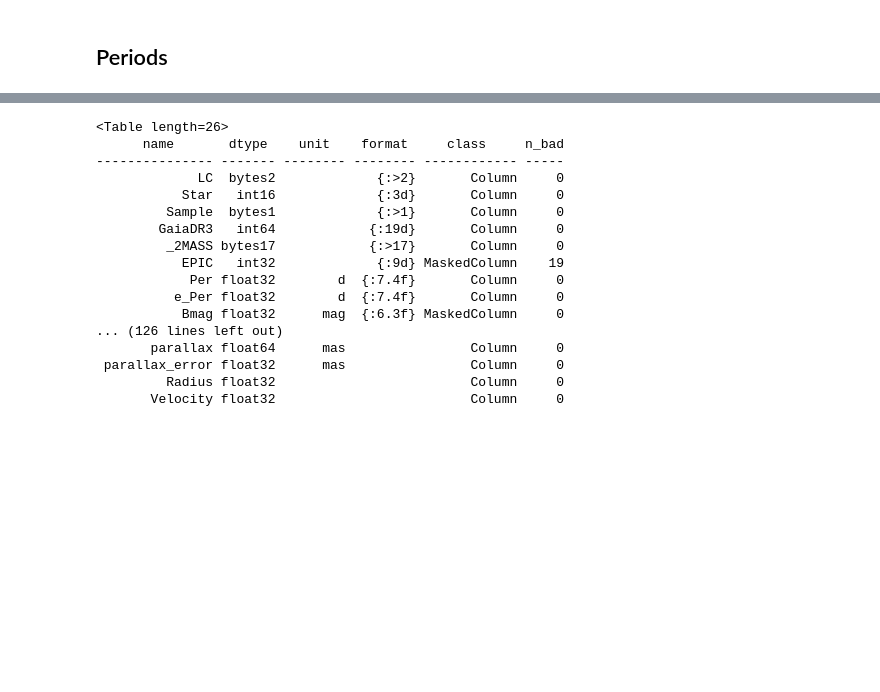
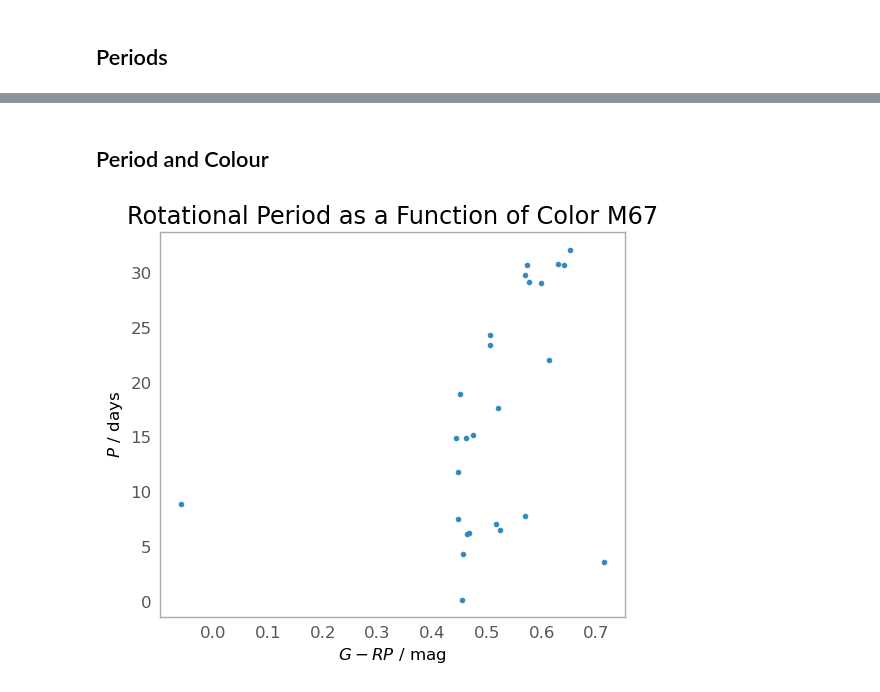
Before and after one commit to Rhianna2/Rhianna_ASTR3005, a Jupyter notebook: project_work.ipynb, the cells around one changed output, grey strips where cells are left out. Cells and saved outputs as stored; diff of their text form; code cells hidden in the pictures; blank space fills up the shorter version.

```diff
--- a/project_work.ipynb
+++ b/project_work.ipynb
@@ -67,20 +68,15 @@ plt.show()
-# %%
-Gaudin_GALAH_M67.info()
-# %% [output]
-<Table length=26>
-      name       dtype    unit    format     class     n_bad
---------------- ------- -------- -------- ------------ -----
-             LC  bytes2             {:>2}       Column     0
-           Star   int16             {:3d}       Column     0
-         Sample  bytes1             {:>1}       Column     0
-        GaiaDR3   int64            {:19d}       Column     0
-         _2MASS bytes17            {:>17}       Column     0
-           EPIC   int32             {:9d} MaskedColumn    19
-            Per float32        d  {:7.4f}       Column     0
-          e_Per float32        d  {:7.4f}       Column     0
-           Bmag float32      mag  {:6.3f} MaskedColumn     0
-... (126 lines left out)
-       parallax float64      mas                Column     0
- parallax_error float32      mas                Column     0
-         Radius float32                         Column     0
-       Velocity float32                         Column     0
+# %% [markdown]
+## Period and Colour
+# %%
+plt.figure(figsize = [6,5])
+plt.scatter(Gaudin_GALAH_M67['G-RP'], Gaudin_GALAH_M67['Per'], marker='.')
+plt.xlabel(r'$G-RP ~/~ \mathrm{mag}$')
+plt.ylabel(r'$P~/~\mathrm{days}$')
+plt.title('Rotational Period as a Function of Color M67')
+
+plt.tight_layout
+plt.grid(False)
+plt.savefig('PvsColour_M67.png', dpi=200, bbox_inches="tight")
+plt.show()
+# %% [output]
+[figure, added]
```
Also changed, not shown: parts of 3 cells of this notebook, 1 other file.
